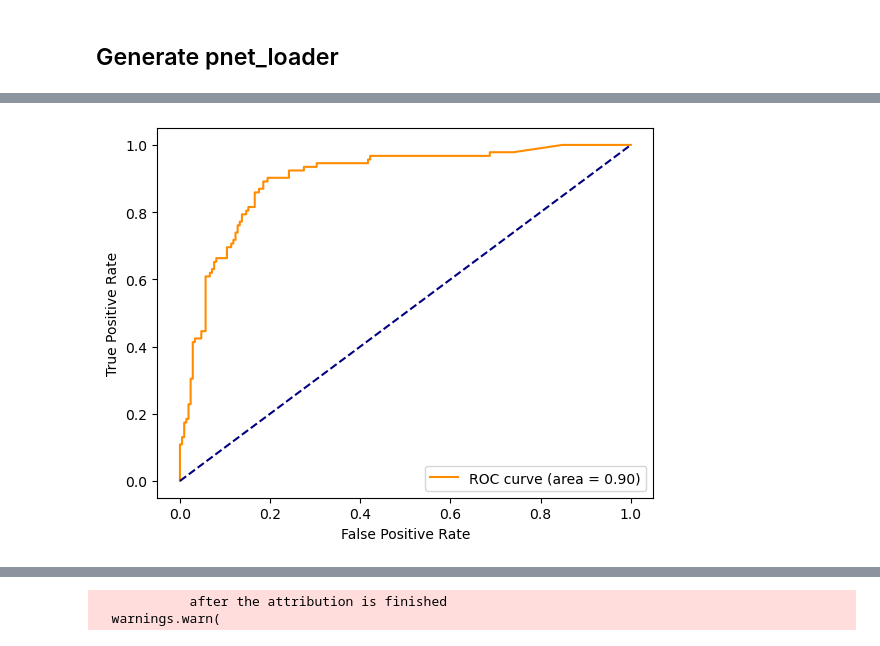
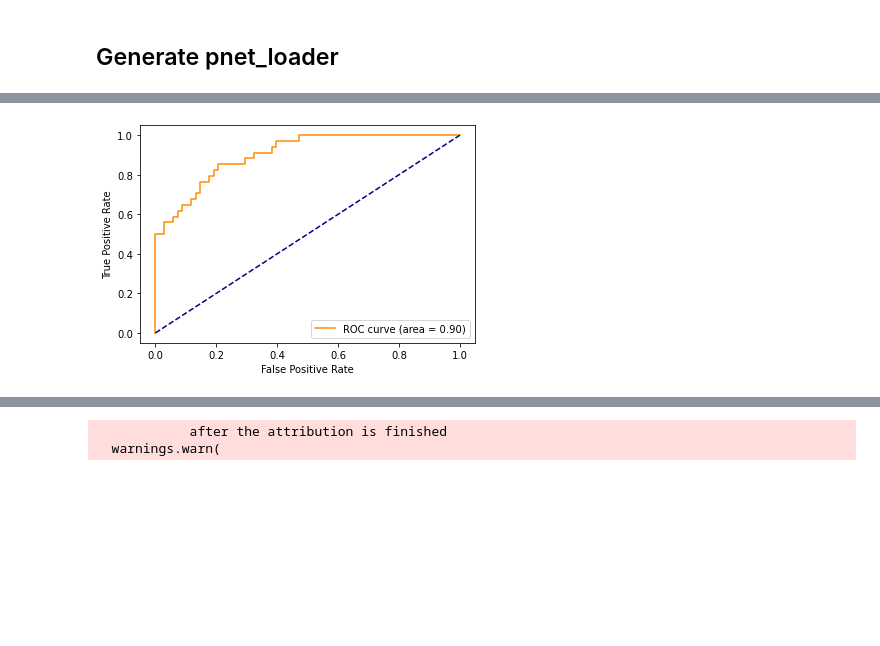
Before and after one commit to vanallenlab/pnet, a Jupyter notebook: src/prostate_validation.ipynb, the cells around one changed output, grey strips where cells are left out. Saved outputs shown, nothing was run; the diff lists cells and outputs as text; code cells hidden in the pictures; blank space fills up the shorter version.

```diff
--- a/src/prostate_validation.ipynb
+++ b/src/prostate_validation.ipynb
@@ -71,12 +57,17 @@ sns.boxplot(data = plotting_df, y='NOTCH2', x='response')
 # %% [markdown]
 ## Generate pnet_loader
 # %%
-genetic_data = {'mut': prostate_mutations, 'cnv': prostate_cnv}
+genetic_data = {'mut': prostate_mutations, 'amp': prostate_amp, 'del': prostate_del}
 # %%
 import Pnet
+# %%
+test_inds = list(pd.read_csv('/mnt/disks/pancan/pnet_database/splits/test_set.csv')['id'])
+train_inds = list(pd.read_csv('/mnt/disks/pancan/pnet_database/splits/training_set.csv')['id'])
 # %%
 model, train_scores, test_scores, train_dataset, test_dataset = Pnet.run(genetic_data,
                                                                          prostate_response,
                                                                          verbose=True,
-                                                                         early_stopping=False)
+                                                                         early_stopping=False,
+                                                                         train_inds=train_inds,
+                                                                         test_inds=test_inds)
 # %% [output]
@@ -99,28 +90,27 @@ Test scores: (0.38380510185417954, 0.07590759075907591)
 exceeded delta
 # %%
-x_train = train_dataset.input_df.values
-additional_train = train_dataset.additional_data.values
-y_train = train_dataset.target.values.reshape(-1)
-x_test = test_dataset.input_df.values
-additional_test = test_dataset.additional_data.values
-y_test = test_dataset.target.values.reshape(-1)
+x_train = train_dataset.x
+additional_train = train_dataset.additional
+y_train = train_dataset.y
+x_test = test_dataset.x
+additional_test = test_dataset.additional
+y_test = test_dataset.y
 # %%
-pred = model(torch.tensor(x_test, dtype=torch.float),
-                          torch.tensor(additional_test, dtype=torch.float)
-            )
+model.to('cpu')
+pred = model(x_test, additional_test)
 y_pred_proba = pred.detach().numpy().squeeze()
 fpr, tpr, _ = metrics.roc_curve(y_test,  y_pred_proba)
 test_auc = metrics.roc_auc_score(y_test, y_pred_proba)
 #create ROC curve
 plt.plot(fpr,tpr, color="darkorange", label="ROC curve (area = %0.2f)" % test_auc)
 plt.ylabel('True Positive Rate')
 plt.xlabel('False Positive Rate')
 plt.plot([0, 1], [0, 1], color="navy", linestyle="--")
 plt.legend(loc="lower right")
 plt.savefig('PNET_prostate_val_ROC_curve.pdf')
 plt.show()
 # %% [output]
-[figure, old version]
+[figure, new version]
 # %%
 feature_importances, additional_importances = model.integrated_gradients(test_dataset)
 # %%
```
Also changed, not shown: parts of 12 cells of this notebook, 3 other files.
